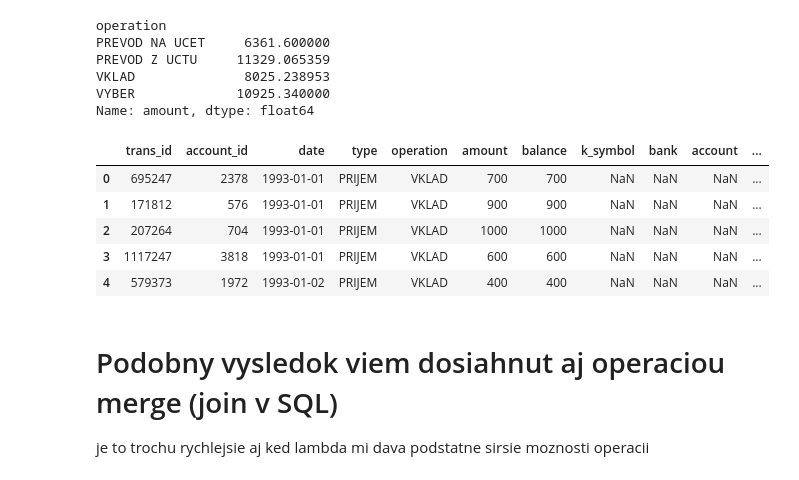
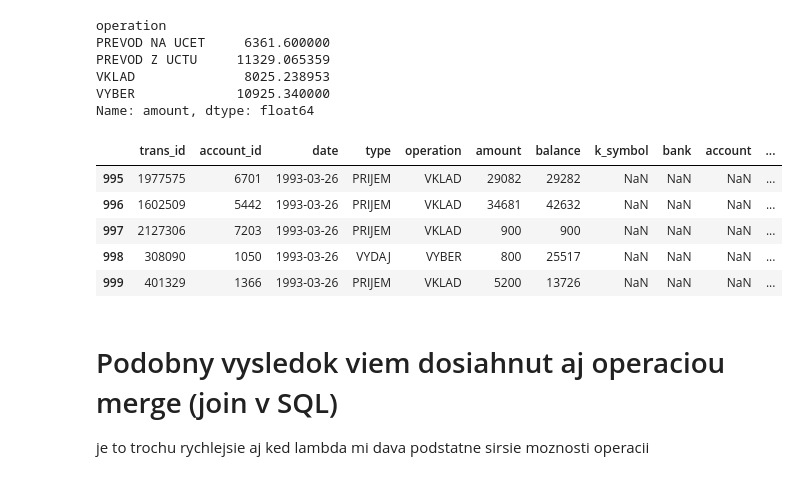
Before and after one commit to sevo/pewe-presentations, a Jupyter notebook: Tutorial - Feature engineering.ipynb, the cells around one changed output. Drawn from its saved outputs; the diff is of its cells as text; code cells hidden in the pictures.

```diff
--- a/Tutorial - Feature engineering.ipynb
+++ b/Tutorial - Feature engineering.ipynb
@@ -280,14 +280,14 @@ VYBER             10925.340000
 Name: amount, dtype: float64
 # %%
 trans['mean_amount_per_operation'] = trans.apply(lambda x: 0 if pd.isnull(x['operation']) else means[x['operation']], axis=1)
-trans.head()
+trans.tail()
 # %% [output]
 |  | trans_id | account_id | date | type | operation | amount | balance | k_symbol | bank | account | ... |
-| 0 | 695247 | 2378 | 1993-01-01 | PRIJEM | VKLAD | 700 | 700 | NaN | NaN | NaN | ... |
-| 1 | 171812 | 576 | 1993-01-01 | PRIJEM | VKLAD | 900 | 900 | NaN | NaN | NaN | ... |
-| 2 | 207264 | 704 | 1993-01-01 | PRIJEM | VKLAD | 1000 | 1000 | NaN | NaN | NaN | ... |
-| 3 | 1117247 | 3818 | 1993-01-01 | PRIJEM | VKLAD | 600 | 600 | NaN | NaN | NaN | ... |
-| 4 | 579373 | 1972 | 1993-01-02 | PRIJEM | VKLAD | 400 | 400 | NaN | NaN | NaN | ... |
+| 995 | 1977575 | 6701 | 1993-03-26 | PRIJEM | VKLAD | 29082 | 29282 | NaN | NaN | NaN | ... |
+| 996 | 1602509 | 5442 | 1993-03-26 | PRIJEM | VKLAD | 34681 | 42632 | NaN | NaN | NaN | ... |
+| 997 | 2127306 | 7203 | 1993-03-26 | PRIJEM | VKLAD | 900 | 900 | NaN | NaN | NaN | ... |
+| 998 | 308090 | 1050 | 1993-03-26 | VYDAJ | VYBER | 800 | 25517 | NaN | NaN | NaN | ... |
+| 999 | 401329 | 1366 | 1993-03-26 | PRIJEM | VKLAD | 5200 | 13726 | NaN | NaN | NaN | ... |
 # %% [markdown]
 # Podobny vysledok viem dosiahnut aj operaciou merge (join v SQL)
 
```
Also changed, not shown: parts of 11 cells of this notebook, 2 other files.
